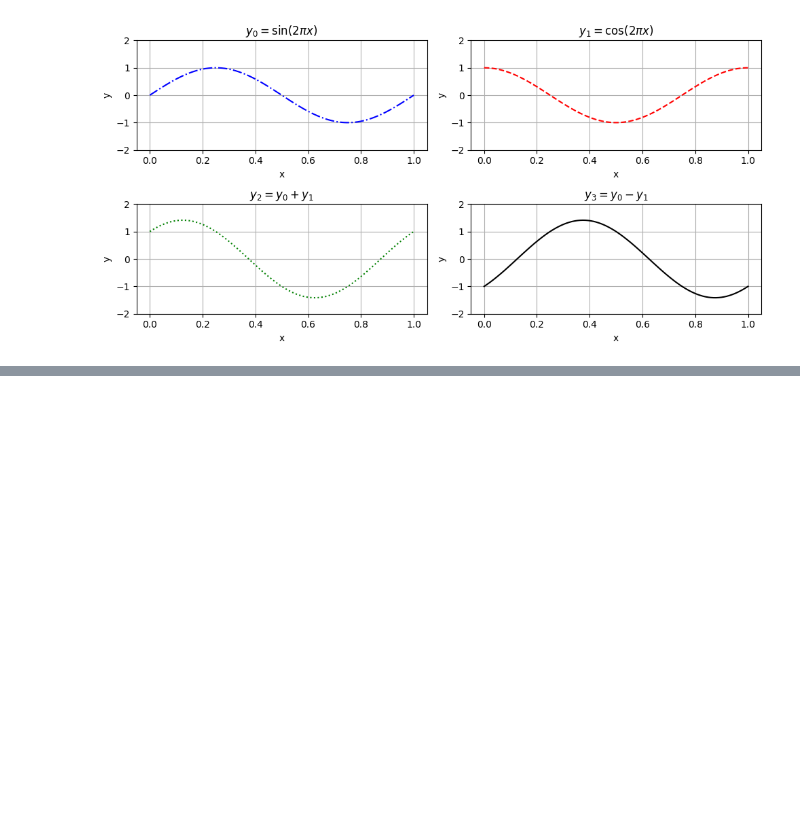
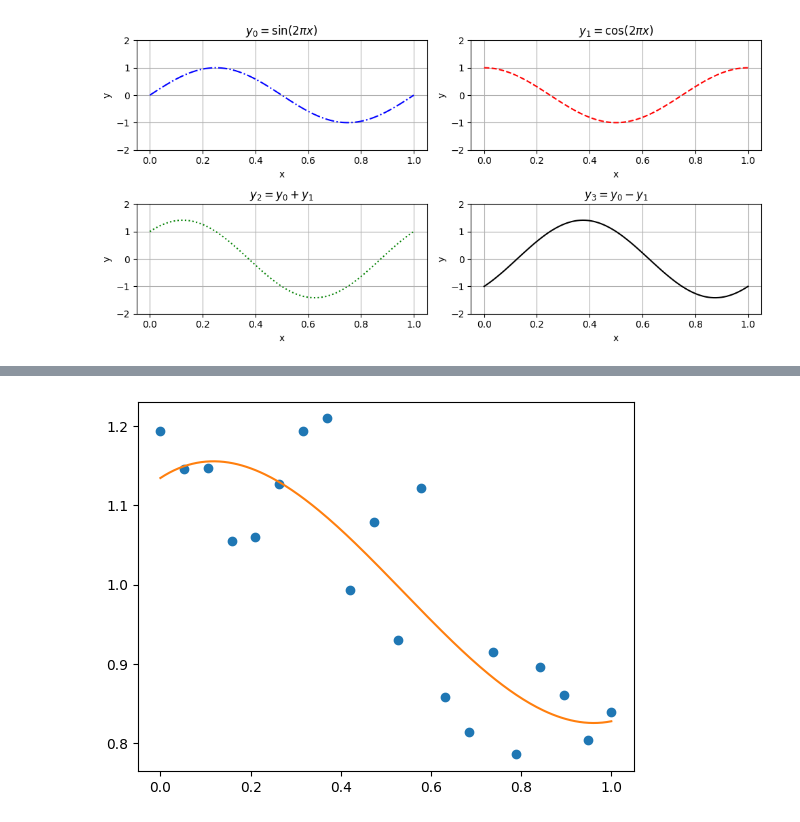
Before and after one commit to gianlukas/modellazioneSistIng, a Jupyter notebook: 1_3_IntroduzionePython_matplotlib.ipynb, the cells around one changed output, grey strips where cells are left out. Drawn from its saved outputs; the diff is of its cells as text; code cells hidden in the pictures; blank space fills up the shorter version.

```diff
--- a/1_3_IntroduzionePython_matplotlib.ipynb
+++ b/1_3_IntroduzionePython_matplotlib.ipynb
@@ -211,0 +221,12 @@ x**4/4 + 2*x**3 + 6*x**2 + 8*x
+# %%
+import numpy as np
+import matplotlib.pyplot as plt
+rng = np.random.default_rng(27446968)
+x = np.linspace(0, 1, 20)
+y = np.cos(x) + 0.3 * rng.random(20)
+p = np.poly1d(np.polyfit(x, y, 3))
+t = np.linspace(0, 1, 200)
+plt.plot(x, y, "o", t, p(t), "-")
+plt.show()
+# %% [output]
+[figure, added]
```
Also changed, not shown: parts of 4 cells of this notebook.
